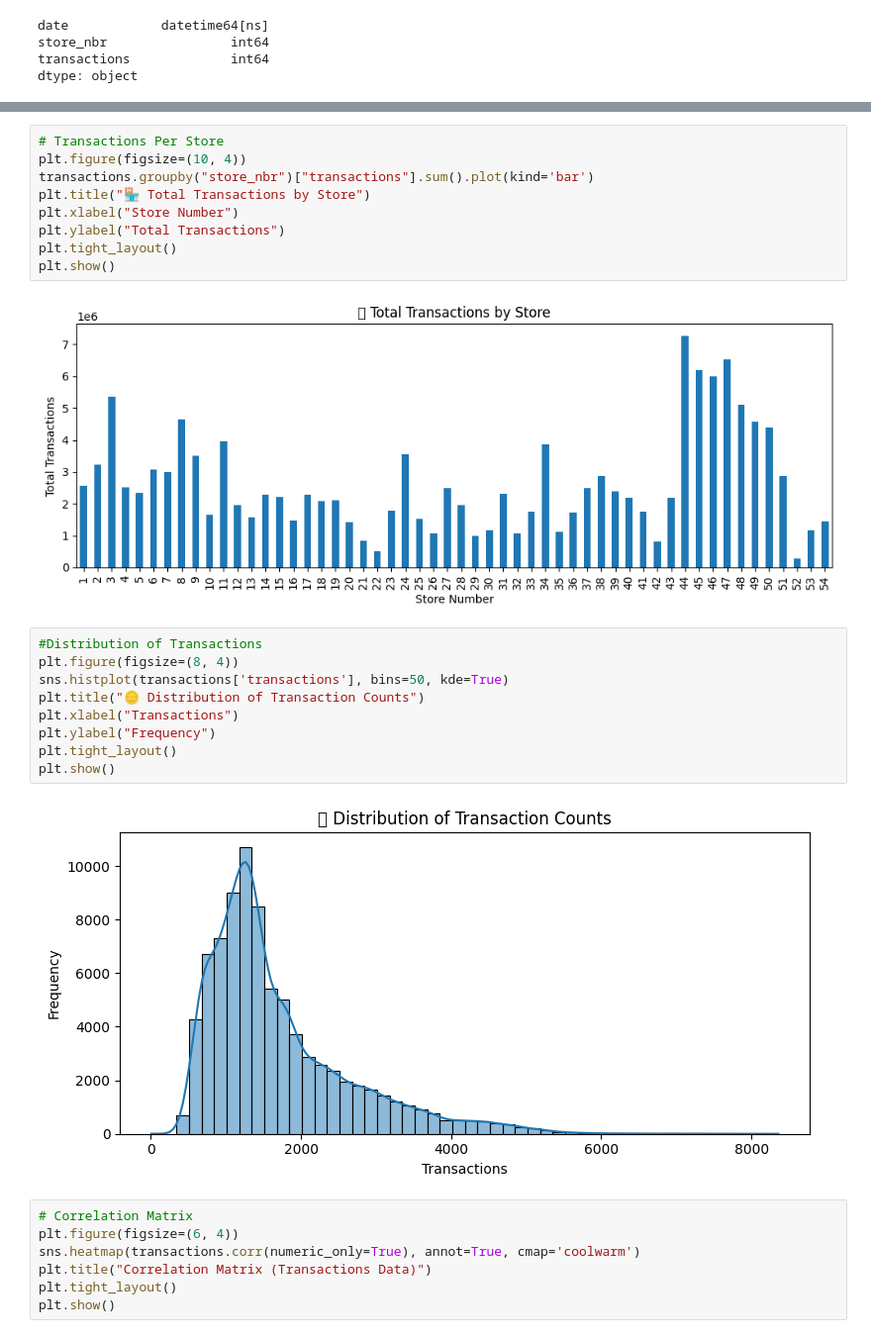
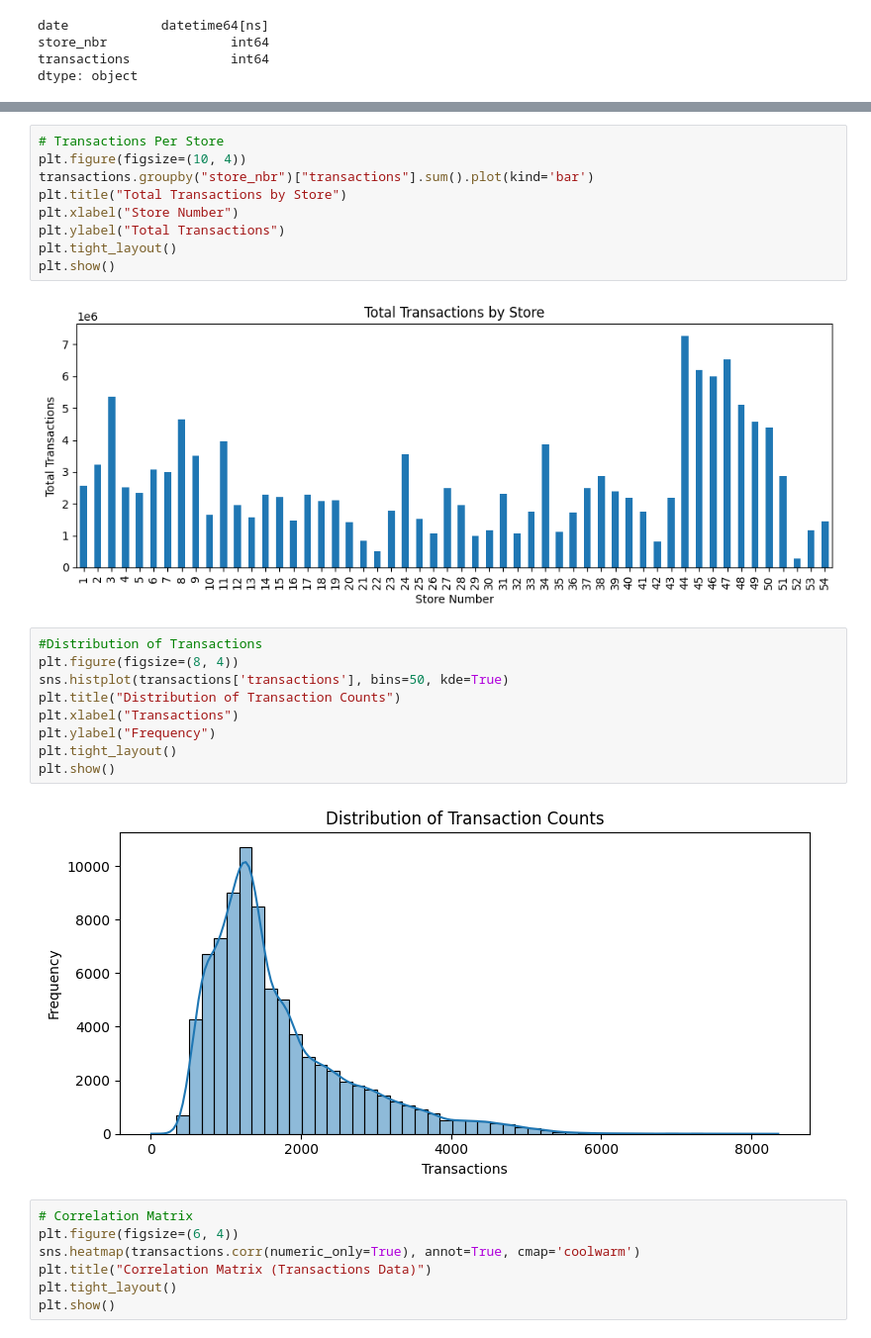
Before and after one commit to Ishikasingh101/Store_Sales_Prediction, a Jupyter notebook: experiments/EDA.ipynb, the cells around one changed output, grey strips where cells are left out. Shown at 99% size. Drawn from its saved outputs; the diff is of its cells as text.

```diff
--- a/experiments/EDA.ipynb
+++ b/experiments/EDA.ipynb
@@ -273,25 +305,25 @@ plt.show()
 # %%
 # Transactions Per Store
 plt.figure(figsize=(10, 4))
 transactions.groupby("store_nbr")["transactions"].sum().plot(kind='bar')
-plt.title("🏪 Total Transactions by Store")
+plt.title("Total Transactions by Store")
 plt.xlabel("Store Number")
 plt.ylabel("Total Transactions")
 plt.tight_layout()
 plt.show()
 # %% [output]
-[figure, old version]
+[figure, new version]
 # %%
 #Distribution of Transactions
 plt.figure(figsize=(8, 4))
 sns.histplot(transactions['transactions'], bins=50, kde=True)
-plt.title("🪙 Distribution of Transaction Counts")
+plt.title("Distribution of Transaction Counts")
 plt.xlabel("Transactions")
 plt.ylabel("Frequency")
 plt.tight_layout()
 plt.show()
 # %% [output]
-[figure, old version]
+[figure, new version]
 # %%
 # Correlation Matrix
 plt.figure(figsize=(6, 4))
```
Also changed, not shown: parts of 74 cells of this notebook.
